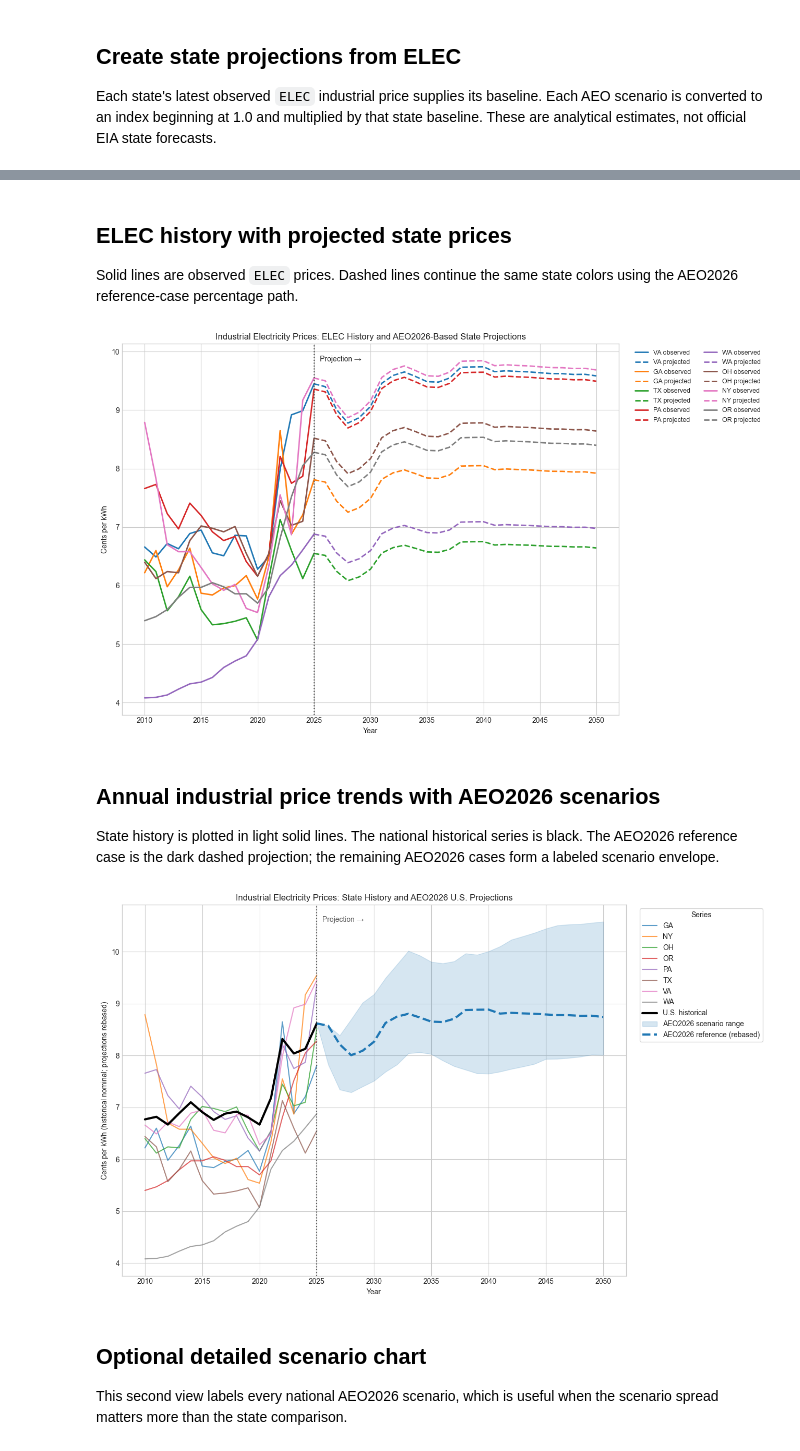
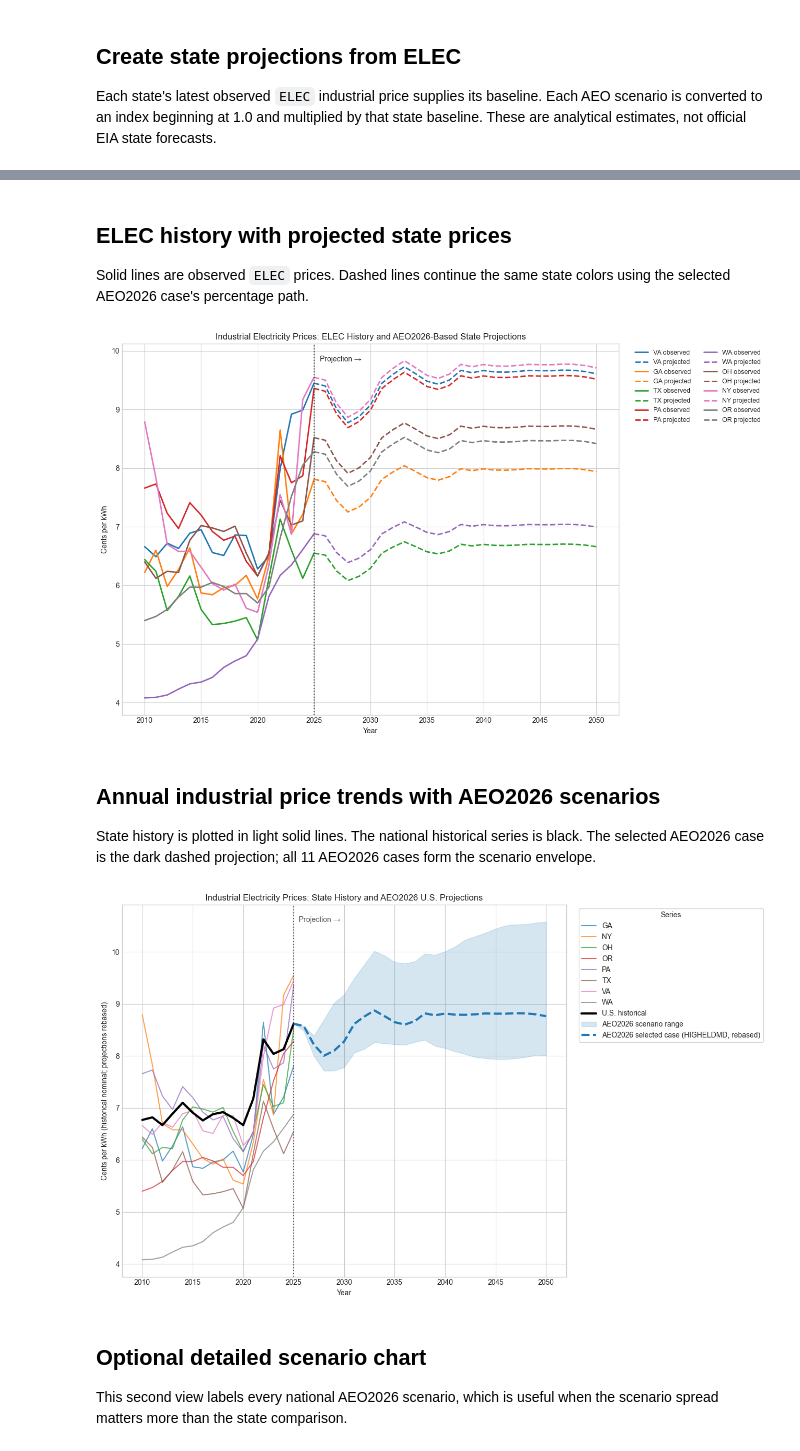
Before and after one commit to agrace339/Data-Center-Impact-Explorer, a Jupyter notebook: Script/Industrial Electricity Prices with AEO2026.ipynb, the cells around one changed output, grey strips where cells are left out. Drawn from its saved outputs; the diff is of its cells as text; code cells hidden in the pictures.

Commit message:
Update electric projection eda

```diff
--- a/Script/Industrial Electricity Prices with AEO2026.ipynb
+++ b/Script/Industrial Electricity Prices with AEO2026.ipynb
@@ -26,7 +26,20 @@ AEO_PATH = ELECTRICITY_PATH / 'AEO2026' / 'AEO2026.PRCE.A.csv'
 # Leading states from the data-center analysis in EDA ELEC.ipynb.
 TOP_DC_STATES = ['VA', 'GA', 'TX', 'PA', 'WA', 'OH', 'NY', 'OR']
 HISTORY_START_YEAR = 2010
-REFERENCE_SCENARIO = 'CB2026'
+SELECTED_SCENARIO = 'HIGHELDMD'
+AEO2026_CASE_NAMES = {
+    'CB2026': 'Counterfactual Baseline',
+    'HM2026': 'High Economic Growth',
+    'LM2026': 'Low Economic Growth',
+    'HIGHOGS': 'High Oil and Gas Supply',
+    'LOWOGS': 'Low Oil and Gas Supply',
+    'HIGHZTC': 'High Zero-carbon Technology Cost',
+    'LOWZTC': 'Low Zero-carbon Technology Cost',
+    'HIGHELDMD': 'High Electricity Demand',
+    'ALTELEC': 'Alternative Electricity',
+    'ALTTRNP': 'Alternative Transportation',
+    'ELECTRNP': 'Alternative Electricity and Alternative Transportation Combination',
+}
 
 print('Historical data:', HISTORICAL_PATH)
 print('AEO2026 data:   ', AEO_PATH)
@@ -111,10 +124,12 @@ aeo_years = sorted(
 
 national_industrial = aeo_wide[
     aeo_wide['units'].eq('2025 cents/kWh')
+    & aeo_wide['scenario_code'].ne('AEO2025REF')
     & aeo_wide['name'].str.startswith(
         'Electricity : End-Use Prices : Industrial, United States', na=False
     )
 ].copy()
+national_industrial['scenario'] = national_industrial['scenario_code'].map(AEO2026_CASE_NAMES)
 
 if national_industrial.empty:
     raise ValueError('No national AEO2026 industrial electricity-price series were found.')
@@ -230,13 +244,13 @@ Created 2,496 projections and saved them to ELEC.industrial.state_projections.cs
 # %% [markdown]
 ## ELEC history with projected state prices
 
-Solid lines are observed `ELEC` prices. Dashed lines continue the same state colors using the AEO2026 reference-case percentage path.
+Solid lines are observed `ELEC` prices. Dashed lines continue the same state colors using the selected AEO2026 case's percentage path.
 # %%
 historical_states = industrial_history[
     industrial_history['state'].isin(TOP_DC_STATES)
 ].pivot(index='year', columns='state', values='price_cents_kwh')
 reference_state_projections = state_projections[
-    state_projections['scenario_code'].eq(REFERENCE_SCENARIO)
+    state_projections['scenario_code'].eq(SELECTED_SCENARIO)
 ]
 fig, ax = plt.subplots(figsize=(13, 8))
 colors = dict(zip(TOP_DC_STATES, plt.cm.tab10.colors[:len(TOP_DC_STATES)]))
@@ -257,11 +271,11 @@ ax.legend(ncol=2, bbox_to_anchor=(1.02, 1), loc='upper left', fontsize=9)
 fig.tight_layout()
 plt.show()
 # %% [output]
-[figure, old version]
+[figure, new version]
 # %% [markdown]
 ## Annual industrial price trends with AEO2026 scenarios
 
-State history is plotted in light solid lines. The national historical series is black. The AEO2026 reference case is the dark dashed projection; the remaining AEO2026 cases form a labeled scenario envelope.
+State history is plotted in light solid lines. The national historical series is black. The selected AEO2026 case is the dark dashed projection; all 11 AEO2026 cases form the scenario envelope.
 # %%
 trend_price = industrial_history[
     industrial_history['state'].isin(TOP_DC_STATES)
@@ -272,39 +286,39 @@ us_history = industrial_history[industrial_history['state'].eq('US')].sort_value
 
 scenario_band = projections.groupby('year')['price_cents_kwh'].agg(['min', 'max'])
 reference_projection = projections[
-    projections['scenario_code'].eq(REFERENCE_SCENARIO)
+    projections['scenario_code'].eq(SELECTED_SCENARIO)
 ].sort_values('year')
 
 fig, ax = plt.subplots(figsize=(13, 8))
 pivot_price.plot(ax=ax, linewidth=1.5, alpha=0.72)
 ax.plot(
     us_history['year'], us_history['price_cents_kwh'],
     color='black', linewidth=3, label='U.S. historical', zorder=5,
 )
 ax.fill_between(
     scenario_band.index.to_numpy(dtype=float),
     scenario_band['min'].to_numpy(dtype=float),
     scenario_band['max'].to_numpy(dtype=float),
     color='tab:blue', alpha=0.18, label='AEO2026 scenario range',
 )
 ax.plot(
     reference_projection['year'], reference_projection['price_cents_kwh'],
     color='tab:blue', linewidth=3, linestyle='--',
-    label='AEO2026 reference (rebased)', zorder=6,
+    label=f'AEO2026 selected case ({SELECTED_SCENARIO}, rebased)', zorder=6,
 )
 ax.axvline(LATEST_FULL_YEAR, color='0.35', linestyle=':', linewidth=1.5)
 ax.text(
     LATEST_FULL_YEAR + 0.5, ax.get_ylim()[1] * 0.98, 'Projection →',
     color='0.35', va='top', fontsize=10,
 )
 ax.set_title('Industrial Electricity Prices: State History and AEO2026 U.S. Projections')
 ax.set_xlabel('Year')
 ax.set_ylabel('Cents per kWh (historical nominal; projections rebased)')
 ax.legend(title='Series', bbox_to_anchor=(1.02, 1), loc='upper left', frameon=True)
 fig.tight_layout()
 plt.show()
 # %% [output]
-[figure, old version]
+[figure, new version]
 # %% [markdown]
 ## Optional detailed scenario chart
 
```
Also changed, not shown: parts of 5 cells of this notebook, 1 other file.
